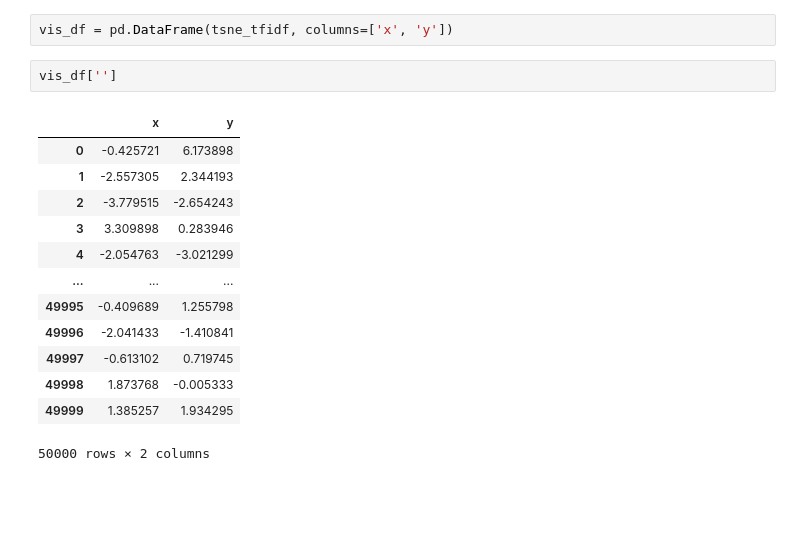
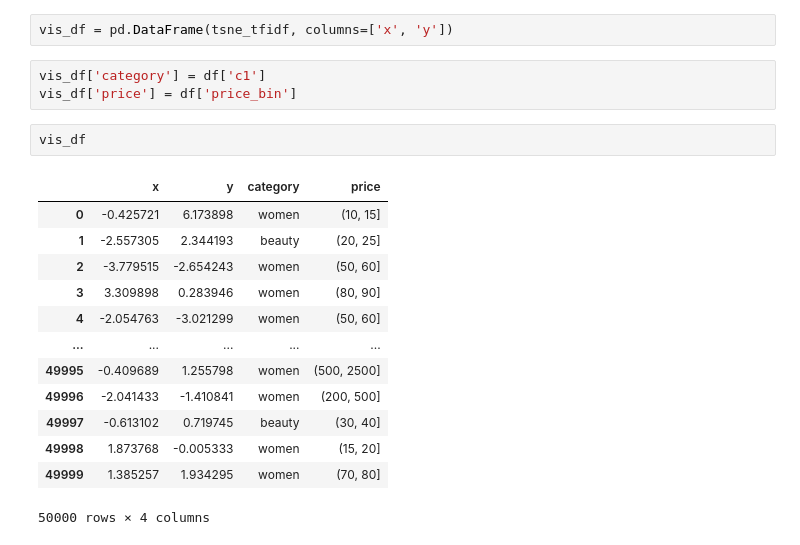
Before and after one commit to DSEI21000-S21/project-product-price-prediction, a Jupyter notebook: experiment/feature_extraction/FeatureExtraction_ItemDescription_Zhiying_M2E1.ipynb, the cells around one changed output. Drawn from its saved outputs; the diff is of its cells as text; blank space fills up the shorter version.

```diff
--- a/experiment/feature_extraction/FeatureExtraction_ItemDescription_Zhiying_M2E1.ipynb
+++ b/experiment/feature_extraction/FeatureExtraction_ItemDescription_Zhiying_M2E1.ipynb
@@ -164,19 +167,22 @@ tsne_tfidf.shape
 (50000, 2)
 # %%
 vis_df = pd.DataFrame(tsne_tfidf, columns=['x', 'y'])
+# %%
+vis_df['category'] = df['c1']
+vis_df['price'] = df['price_bin']
 # %%
-vis_df['']
+vis_df
 # %% [output]
-|  | x | y |
-| 0 | -0.425721 | 6.173898 |
-| 1 | -2.557305 | 2.344193 |
-| 2 | -3.779515 | -2.654243 |
-| 3 | 3.309898 | 0.283946 |
-| 4 | -2.054763 | -3.021299 |
-| ... | ... | ... |
-| 49995 | -0.409689 | 1.255798 |
-| 49996 | -2.041433 | -1.410841 |
-| 49997 | -0.613102 | 0.719745 |
-| 49998 | 1.873768 | -0.005333 |
-| 49999 | 1.385257 | 1.934295 |
+|  | x | y | category | price |
+| 0 | -0.425721 | 6.173898 | women | (10, 15] |
+| 1 | -2.557305 | 2.344193 | beauty | (20, 25] |
+| 2 | -3.779515 | -2.654243 | women | (50, 60] |
+| 3 | 3.309898 | 0.283946 | women | (80, 90] |
+| 4 | -2.054763 | -3.021299 | women | (50, 60] |
+| ... | ... | ... | ... | ... |
+| 49995 | -0.409689 | 1.255798 | women | (500, 2500] |
+| 49996 | -2.041433 | -1.410841 | women | (200, 500] |
+| 49997 | -0.613102 | 0.719745 | beauty | (30, 40] |
+| 49998 | 1.873768 | -0.005333 | women | (15, 20] |
+| 49999 | 1.385257 | 1.934295 | women | (70, 80] |
-50000 rows × 2 columns
+50000 rows × 4 columns
```
Also changed, not shown: parts of 3 cells of this notebook.
